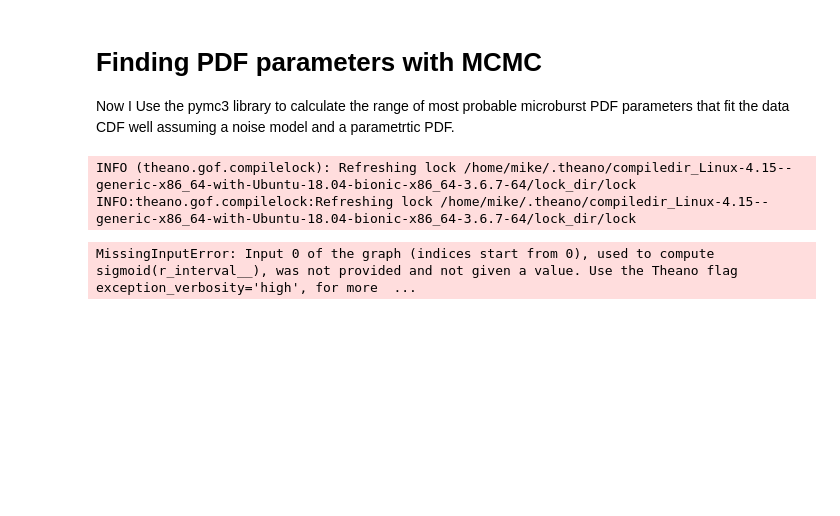
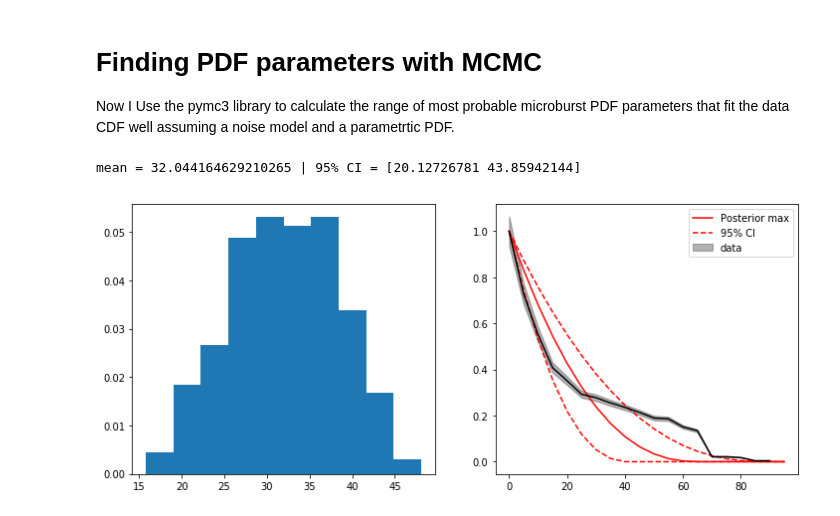
Before and after one commit to mshumko/ac6_microburst_scale_sizes, a Jupyter notebook: models/microburst_scale_size_model.ipynb, the cells around one changed output. Drawn from its saved outputs; the diff is of its cells as text; code cells hidden in the pictures; blank space fills up the shorter version.

```diff
--- a/models/microburst_scale_size_model.ipynb
+++ b/models/microburst_scale_size_model.ipynb
@@ -443,16 +445,12 @@ def mc_tally_analytic_tt(r, n_bursts=int(1E5), bins=np.arange(0, 100, 5)):
     cdf = np.array([np.sum(N[i:])/total_N for i in range(len(bins))])
     return cdf
 
-sigma = 0.5
-with pm.Model() as m:
-    rr = pm.Uniform('r', 0, 100, shape=2)
-    print(rr.eval())
-    cdf = mc_tally_analytic_tt(rr.eval()[0])
-    print(cdf)
-    cdf_obs = pm.Normal('cdf_obs', mu=cdf, sd=sigma, observed=cdf_data['CDF'])
-    #trace = pm.sample()
-pm.find_MAP(model=m)
+# sigma = 0.5
+# with pm.Model() as m:
+#     rr = pm.Uniform('r', 0, 100, shape=2)
+#     print(rr.eval())
+#     cdf = mc_tally_analytic_tt(rr.eval()[0])
+#     print(cdf)
+#     cdf_obs = pm.Normal('cdf_obs', mu=cdf, sd=sigma, observed=cdf_data['CDF'])
+#     #trace = pm.sample()
+# pm.find_MAP(model=m)
-# %% [output]
-INFO (theano.gof.compilelock): Refreshing lock /home/mike/.theano/compiledir_Linux-4.15--generic-x86_64-with-Ubuntu-18.04-bionic-x86_64-3.6.7-64/lock_dir/lock
-INFO:theano.gof.compilelock:Refreshing lock /home/mike/.theano/compiledir_Linux-4.15--generic-x86_64-with-Ubuntu-18.04-bionic-x86_64-3.6.7-64/lock_dir/lock
-MissingInputError: Input 0 of the graph (indices start from 0), used to compute sigmoid(r_interval__), was not provided and not given a value. Use the Theano flag exception_verbosity='high', for more  ...
@@ -458,0 +484,38 @@ MissingInputError: Input 0 of the graph (indices start from 0), used to compute
+# %%
+# Specify priors for the one fixed-sized microburst model.
+prior = [scipy.stats.uniform(0, 100)]
+# Initial guess on the microburst size.
+start = [prior_i.rvs(random_state=0) for prior_i in prior]
+# How much to jump
+proposal_jump = 2
+proposal = lambda p: [scipy.stats.norm(loc=p_i, scale=proposal_jump).rvs()
+                      for p_i in p]
+# The target function. If probability is higher, take the new value given from proposal.
+# Else do the Metroplis thing where you draw a random number between 0 and 1 and compare
+# to the target value (which will be less than 1).
+target = lambda p: Likelihood(p, cdf_data['Separation [km]'], cdf_data['CDF'])*np.prod([p_r.pdf(p)
+                                                  for prior_i, p_i in zip(prior, p)])
+niter = 1000
+trace = metroplis(start, target, proposal, niter,
+                        nburn=10, thin=1, verbose=False)
+# %%
+r_mean = np.mean(trace)
+r_credible_interval = np.percentile(trace, [2.5, 97.5])
+# %%
+print(f'mean = {r_mean} | 95% CI = {r_credible_interval}')
+# %% [output]
+mean = 32.044164629210265 | 95% CI = [20.12726781 43.85942144]
+# %%
+fig, ax = plt.subplots(1, 2, figsize=(12, 5))
+ax[0].hist(trace, density=True);
+ax[1].plot(bins, F(r_mean, bins), 'r', label='Posterior max');
+ax[1].plot(bins, F(r_credible_interval[0], bins), 'r--', label='95% CI');
+ax[1].plot(bins, F(r_credible_interval[1], bins), 'r--');
+ax[1].plot(cdf_data['Separation [km]'], cdf_data['CDF'], c='k', label='_nolegend_')
+ax[1].fill_between(cdf_data['Separation [km]'],
+                 cdf_data['CDF']-cdf_data['CDF_std'],
+                 cdf_data['CDF']+cdf_data['CDF_std'],
+                 color='k', alpha=0.3, label='data');
+ax[1].legend();
+# %% [output]
+[figure, added]
```
Also changed, not shown: parts of 10 cells of this notebook.
